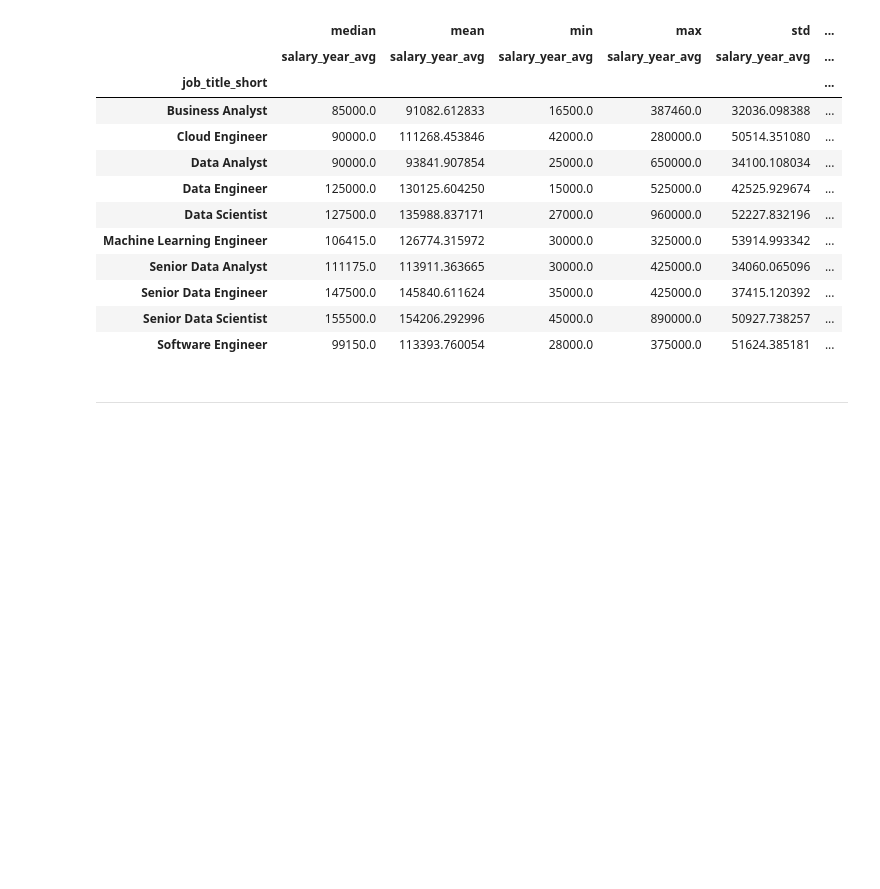
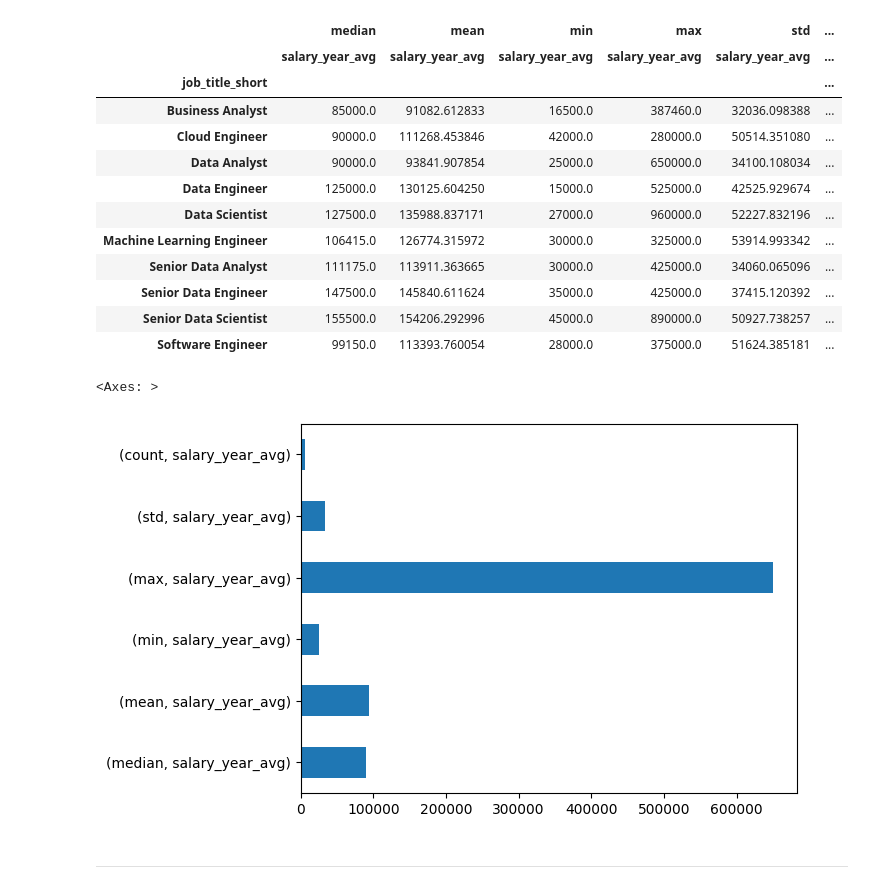
Before and after one commit to Alex-Matulay/Python_for_data_analytics_lukebarousse, a Jupyter notebook: 4_Problems/2_04_Pandas Pivot Tables.ipynb, the cells around one changed output. Drawn from its saved outputs; the diff is of its cells as text; code cells hidden in the pictures; blank space fills up the shorter version.

```diff
--- a/4_Problems/2_04_Pandas Pivot Tables.ipynb
+++ b/4_Problems/2_04_Pandas Pivot Tables.ipynb
@@ -55,7 +55,8 @@ df_pivot.loc['United States'].sort_values(ascending=True).plot(kind='barh', ylab
 # %%
 
 
-df.pivot_table(index='job_title_short', values='salary_year_avg', aggfunc=['median', 'mean', 'min', 'max', 'std', 'var', 'count'])
+df_1 = df.pivot_table(index='job_title_short', values='salary_year_avg', aggfunc=['median', 'mean', 'min', 'max', 'std', 'count'])
+df_1
 # %% [output]
 |  | median | mean | min | max | std | ... |
 |  | salary_year_avg | salary_year_avg | salary_year_avg | salary_year_avg | salary_year_avg | ... |
@@ -70,6 +71,11 @@ df.pivot_table(index='job_title_short', values='salary_year_avg', aggfunc=['medi
 | Senior Data Engineer | 147500.0 | 145840.611624 | 35000.0 | 425000.0 | 37415.120392 | ... |
 | Senior Data Scientist | 155500.0 | 154206.292996 | 45000.0 | 890000.0 | 50927.738257 | ... |
 | Software Engineer | 99150.0 | 113393.760054 | 28000.0 | 375000.0 | 51624.385181 | ... |
+# %%
+df_1.loc['Data Analyst'].plot(kind='barh')
+# %% [output]
+<Axes: >
+[figure, added]
 # %% [markdown]
 ---
 # %% [markdown]
```
